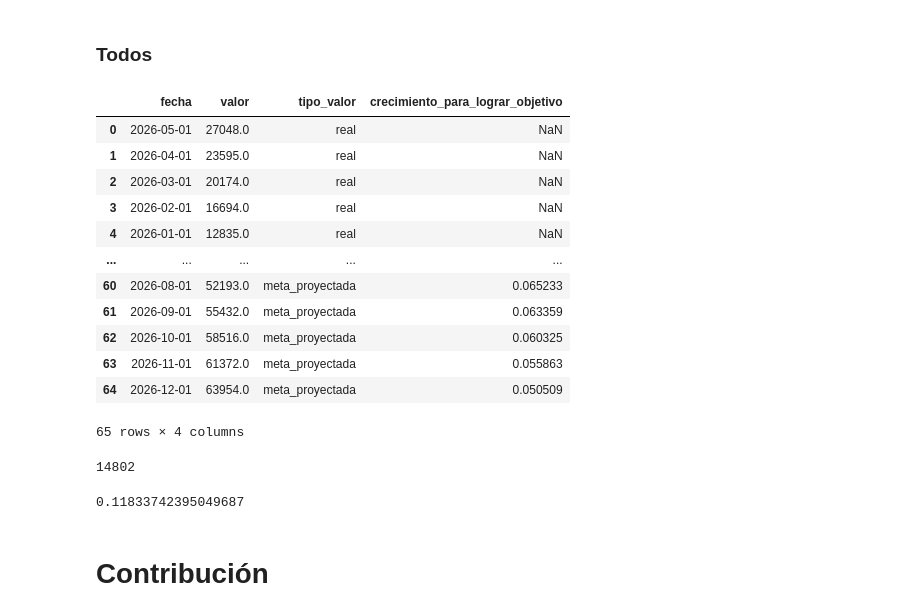
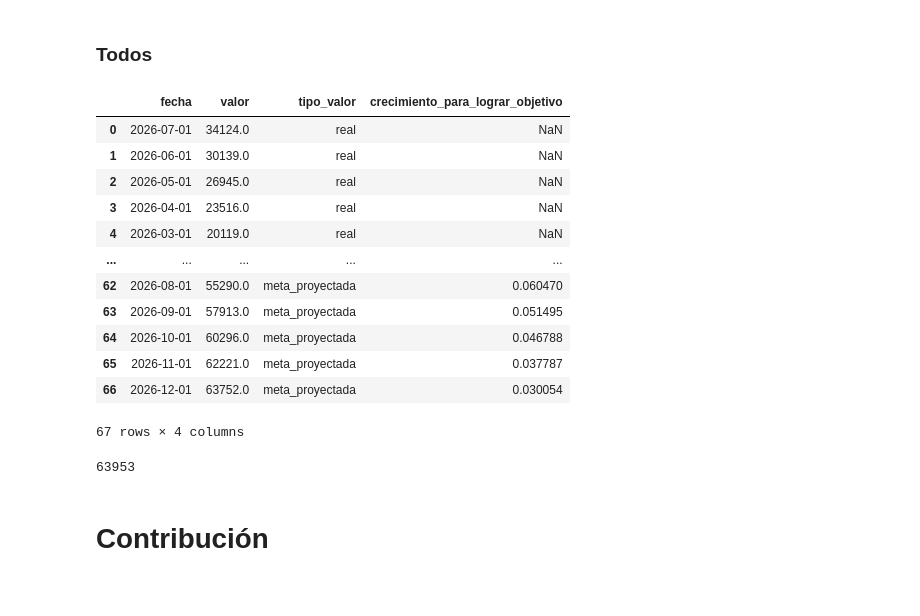
Before and after one commit to Santlond/ADQUIRENCIA_FERIA_EVA_github, a Jupyter notebook: data_analyisis_hist_vinc_y_uso_wompi_primer_registro.ipynb, the cells around one changed output. Drawn from its saved outputs; the diff is of its cells as text; code cells hidden in the pictures.

```diff
--- a/data_analyisis_hist_vinc_y_uso_wompi_primer_registro.ipynb
+++ b/data_analyisis_hist_vinc_y_uso_wompi_primer_registro.ipynb
@@ -416,7 +417,7 @@ fig.show()
 ### Viejos
 # %%
 # Valor meta
-valor_meta = 12275
+valor_meta = 25953
 
 # valor real de enero 2026
 valor_enero_2026 = df_data[df_data['fecha'] >= pd.to_datetime('2026-01-01') ].sort_values('fecha').valor.values[0]
@@ -591,50 +595,50 @@ index_date = pd.date_range(start='2026-01-01', end='2026-12-31', freq='MS')
 df_periodo_2 = pd.Series([1 for v in range(len(index_date))], index=index_date).reset_index()
 df_periodo_2.columns = ['fecha', 'periodo_2']
 df_periodo_2['valor'] = 0
-df_periodo_2['valor'][0] = 12835
+df_periodo_2['valor'][0] = 12817
 # df_periodo_2['valor'] = df_periodo_2['meta_lineal_1'].cumsum()
 df_periodo_2 = df_periodo_2[['fecha', 'valor']]
 df_periodo_2['tipo_valor'] = 'meta_proyectada'
 
 
 # Crecimiento en 2026 para lograr objetivo replicando el crecimiento mensual de 2025 partiendo del valor real de enero de 2026
 df_data_2025 = df_data[(df_data['fecha'] >= pd.to_datetime('2025-01-01') ) & (df_data['fecha'] <= pd.to_datetime('2025-12-01'))].sort_values('fecha')
 crecimiento_2025 = df_data_2025.valor.diff()[1:].reset_index(drop=True).div(df_data_2025.valor[:-1].reset_index(drop=True)).round(4)
 crecimiento_2025.index = range(1, 12)
 df_periodo_2['crecimiento_para_lograr_objetivo'] = crecimiento_2025 # Para repartir los 76.977 que hacen falta para lograr 139.916 en diciembre 2026
 df_periodo_2['crecimiento_para_lograr_objetivo'][0] = 0
 df_periodo_2['crecimiento_para_lograr_objetivo'] = df_periodo_2.crecimiento_para_lograr_objetivo.div(df_periodo_2.crecimiento_para_lograr_objetivo.sum())
 
 
 list_meta_2026 = []
 for enu, (valor, crecimiento_objetivo) in enumerate(zip(df_periodo_2['valor'], df_periodo_2['crecimiento_para_lograr_objetivo'])):
     if enu == 0:
-        list_meta_2026.append(12835)
+        list_meta_2026.append(12817)
     else:
-        list_meta_2026.append(round((list_meta_2026[-1] + 51118 * (crecimiento_objetivo)), 0))
+        list_meta_2026.append(round((list_meta_2026[-1] + 50935 * (crecimiento_objetivo)), 0))
 df_periodo_2['valor'] = list_meta_2026
 
 
 df_data = df[['fecha_ymd2', 'num_vinc_all_uso_cumsum_ym']]
 df_data.columns = ['fecha', 'valor']
 
 df_data['tipo_valor'] = 'real'
 df_plot = pd.concat([df_data, df_periodo_2]).reset_index(drop=True)
 df_plot
 # %% [output]
 |  | fecha | valor | tipo_valor | crecimiento_para_lograr_objetivo |
-| 0 | 2026-05-01 | 27048.0 | real | NaN |
-| 1 | 2026-04-01 | 23595.0 | real | NaN |
-| 2 | 2026-03-01 | 20174.0 | real | NaN |
-| 3 | 2026-02-01 | 16694.0 | real | NaN |
-| 4 | 2026-01-01 | 12835.0 | real | NaN |
+| 0 | 2026-07-01 | 34124.0 | real | NaN |
+| 1 | 2026-06-01 | 30139.0 | real | NaN |
+| 2 | 2026-05-01 | 26945.0 | real | NaN |
+| 3 | 2026-04-01 | 23516.0 | real | NaN |
+| 4 | 2026-03-01 | 20119.0 | real | NaN |
 | ... | ... | ... | ... | ... |
-| 60 | 2026-08-01 | 52193.0 | meta_proyectada | 0.065233 |
-| 61 | 2026-09-01 | 55432.0 | meta_proyectada | 0.063359 |
-| 62 | 2026-10-01 | 58516.0 | meta_proyectada | 0.060325 |
-| 63 | 2026-11-01 | 61372.0 | meta_proyectada | 0.055863 |
-| 64 | 2026-12-01 | 63954.0 | meta_proyectada | 0.050509 |
+| 62 | 2026-08-01 | 55290.0 | meta_proyectada | 0.060470 |
+| 63 | 2026-09-01 | 57913.0 | meta_proyectada | 0.051495 |
+| 64 | 2026-10-01 | 60296.0 | meta_proyectada | 0.046788 |
+| 65 | 2026-11-01 | 62221.0 | meta_proyectada | 0.037787 |
+| 66 | 2026-12-01 | 63752.0 | meta_proyectada | 0.030054 |
-65 rows × 4 columns
+67 rows × 4 columns
 # %%
 fig = px.line(df_plot, x="fecha", y="valor", color='tipo_valor',markers=True, template='simple_white', width=1600, height=800)
 fig.add_vline(x='2025-06-01', line_width=3, line_dash="dash")
@@ -674,14 +678,10 @@ fig.add_annotation(x='2026-05-01', y=27048,
             xshift=3)
 
 fig.show()
-# %%
-125083-110281
-# %% [output]
-14802
-# %%
-14802/125083
-# %% [output]
-0.11833742395049687
+# %%
+38000+20056+5897
+# %% [output]
+63953
 # %% [markdown]
 # Contribución
 # %% [markdown]
```
Also changed, not shown: parts of 11 cells of this notebook, 17 other files.
